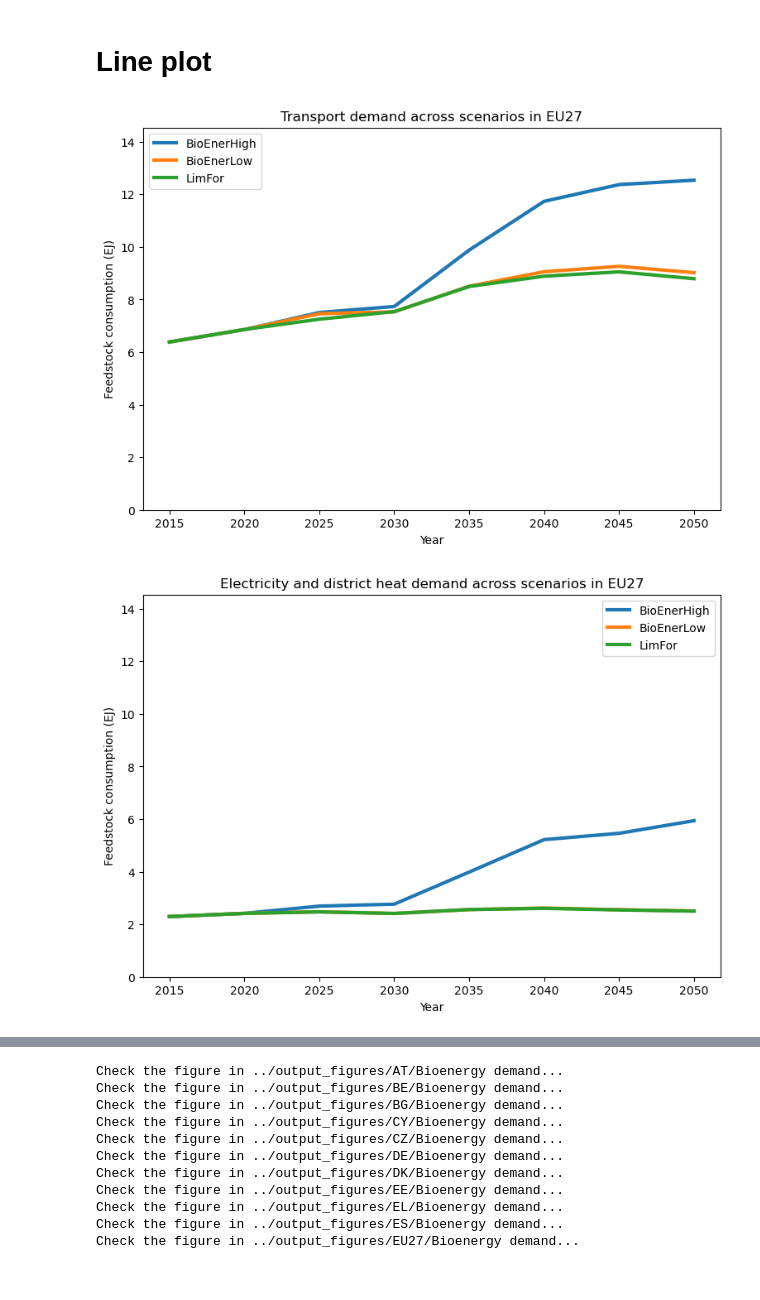
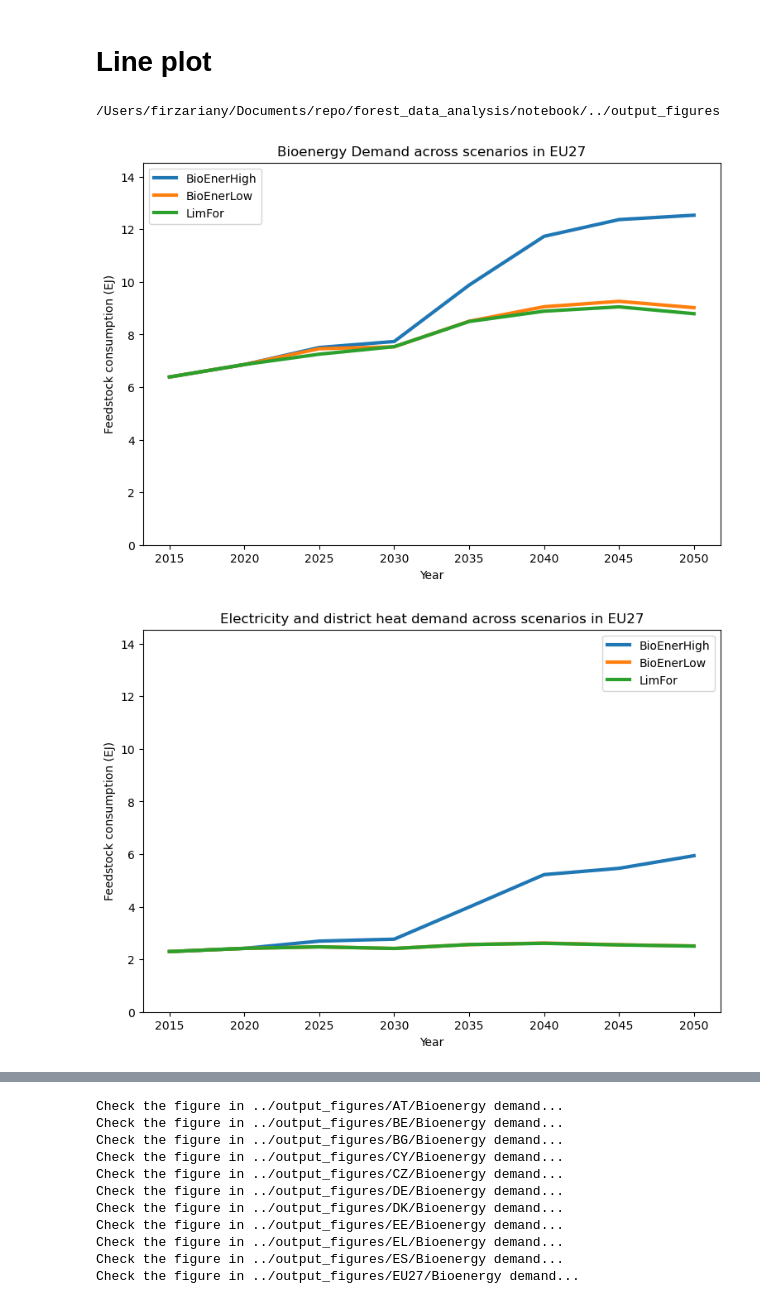
Before and after one commit to firzari/forest_data_analysis, a Jupyter notebook: notebook/D5.1_line_plot_sectoral_demand.ipynb, the cells around one changed output, grey strips where cells are left out. Saved outputs shown, nothing was run; the diff lists cells and outputs as text; code cells hidden in the pictures.

```diff
--- a/notebook/D5.1_line_plot_sectoral_demand.ipynb
+++ b/notebook/D5.1_line_plot_sectoral_demand.ipynb
@@ -92,41 +98,48 @@ master_df.timeseries().shape
 # Total feedstock supply == total bioenergy demand, so we don't need to calculate it again
 # %% [markdown]
 # Line plot
+# %%
+print(out_fig_dir)
+# %% [output]
+/Users/firzariany/Documents/repo/forest_data_analysis/notebook/../output_figures
 # %%
 # Scaled to total bioenergy demand at a national level
 
 sel_var = master_df.filter(variable="Bioenergy Demand*").variable
 
 for v in sel_var:
     fig, ax = plt.subplots(figsize=(9, 6))
 
     data = master_df.filter(variable=v, region="EU27", unit="EJ")
     data.plot(color="scenario", ax=ax, linewidth=3)
 
     if v != "Bioenergy Demand":
         strip = v.split("|")
         title = strip[1].capitalize()
+
+    else:
+        title = v
 
     ax.set(
         title=f"{title} across scenarios in EU27",
         ylabel="Feedstock consumption (EJ)",
         xlabel="Year"
     )
 
     max_across_scene = (
         master_df
         .filter(variable="Bioenergy Demand", region="EU27", unit="EJ")
         .timeseries()
         .max(axis=1)
     )
     get_y_max = max_across_scene.max() + 2
 
     # Set ylim
     ax.set_ylim(0, get_y_max)
 
-    plt.savefig(f"{out_fig_dir}/{title}_EU27_across_scenarios.png", dpi=300)
+    plt.savefig(f"{out_fig_dir}/EU27/{title}_EU27_across_scenarios.png", dpi=300)
 # %% [output]
-[figure, old version]
+[figure, new version]
 [figure]
 [figure]
 [figure]
```
Also changed, not shown: parts of 7 cells of this notebook.
